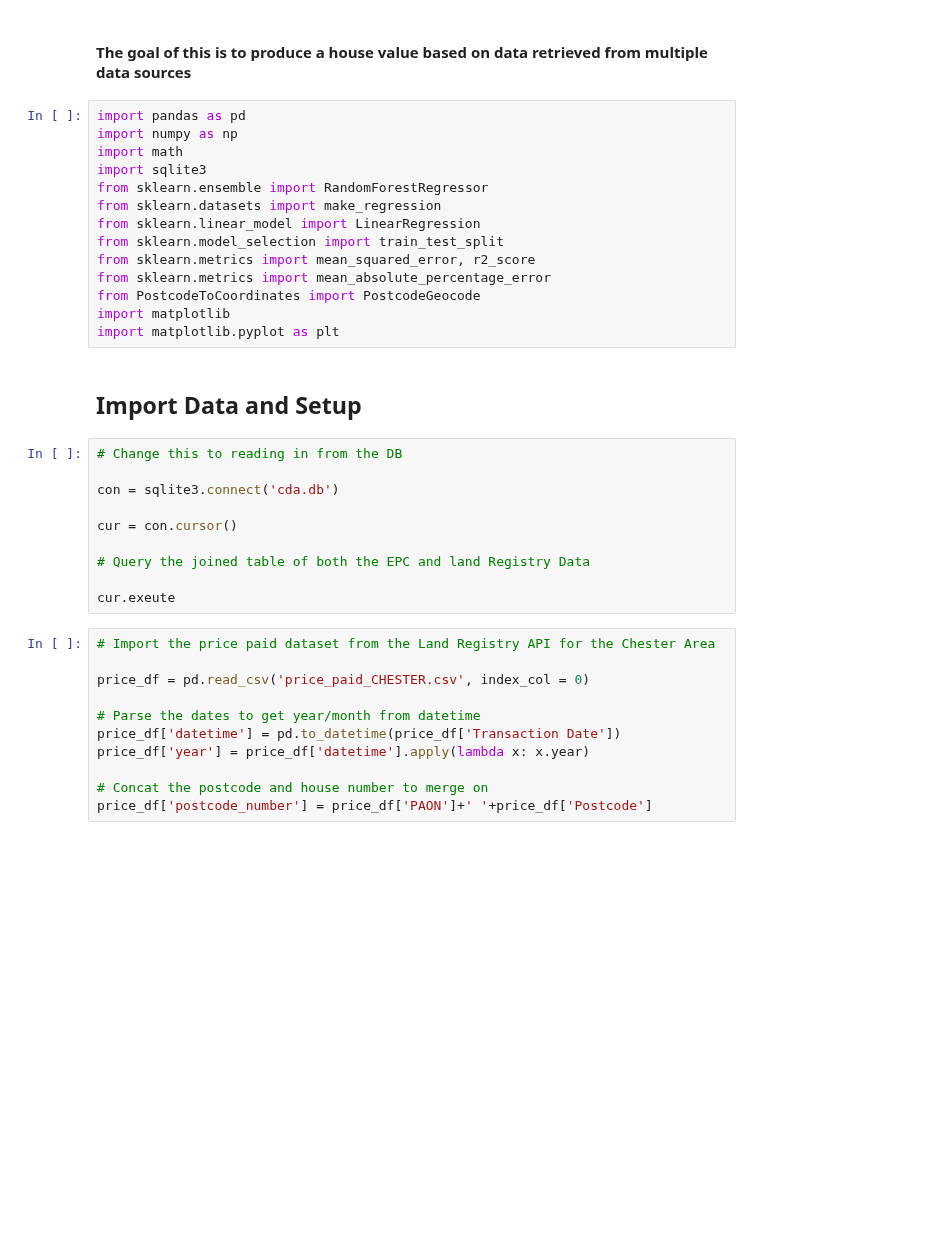
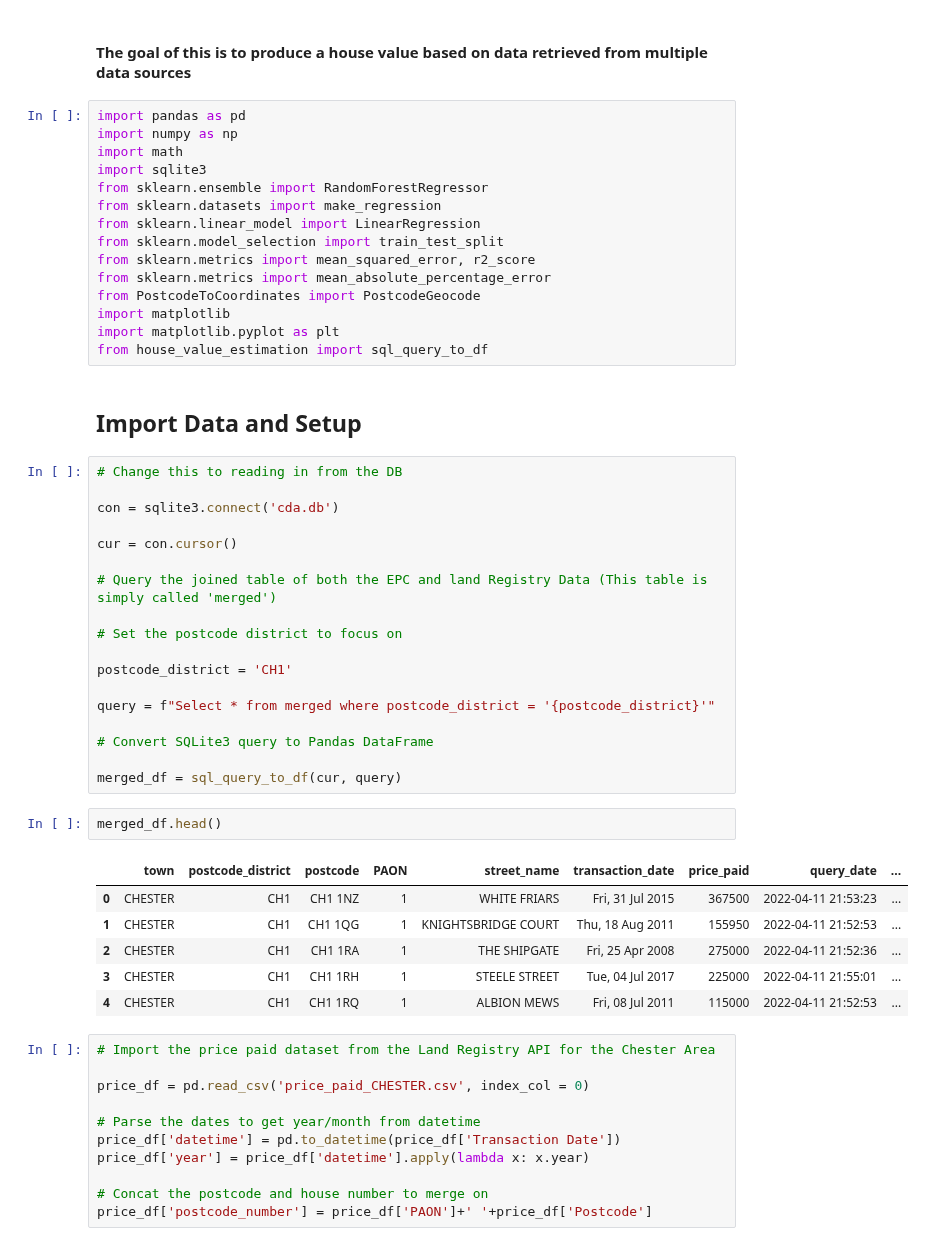
Before and after one commit to spencer84/Chester-Data-Analytics, a Jupyter notebook: House Value Estimation.ipynb, the cells around one changed output. Saved outputs shown, nothing was run; the diff lists cells and outputs as text; blank space fills up the shorter version.

Commit message:
Revising to reflect the use of the merged table

```diff
--- a/House Value Estimation.ipynb
+++ b/House Value Estimation.ipynb
@@ -14,6 +14,7 @@ from sklearn.metrics import mean_absolute_percentage_error
 from PostcodeToCoordinates import PostcodeGeocode
 import matplotlib
 import matplotlib.pyplot as plt
+from house_value_estimation import sql_query_to_df
 # %% [markdown]
 ##  Import Data and Setup
 # %%
@@ -23,9 +24,26 @@ con = sqlite3.connect('cda.db')
 
 cur = con.cursor()
 
-# Query the joined table of both the EPC and land Registry Data
+# Query the joined table of both the EPC and land Registry Data (This table is simply called 'merged')
 
-cur.exeute
+# Set the postcode district to focus on
+
+postcode_district = 'CH1'
+
+query = f"Select * from merged where postcode_district = '{postcode_district}'"
+
+# Convert SQLite3 query to Pandas DataFrame
+
+merged_df = sql_query_to_df(cur, query)
+# %%
+merged_df.head()
+# %% [output]
+|  | town | postcode_district | postcode | PAON | street_name | transaction_date | price_paid | query_date | ... |
+| 0 | CHESTER | CH1 | CH1 1NZ | 1 | WHITE FRIARS | Fri, 31 Jul 2015 | 367500 | 2022-04-11 21:53:23 | ... |
+| 1 | CHESTER | CH1 | CH1 1QG | 1 | KNIGHTSBRIDGE COURT | Thu, 18 Aug 2011 | 155950 | 2022-04-11 21:52:53 | ... |
+| 2 | CHESTER | CH1 | CH1 1RA | 1 | THE SHIPGATE | Fri, 25 Apr 2008 | 275000 | 2022-04-11 21:52:36 | ... |
+| 3 | CHESTER | CH1 | CH1 1RH | 1 | STEELE STREET | Tue, 04 Jul 2017 | 225000 | 2022-04-11 21:55:01 | ... |
+| 4 | CHESTER | CH1 | CH1 1RQ | 1 | ALBION MEWS | Fri, 08 Jul 2011 | 115000 | 2022-04-11 21:52:53 | ... |
 # %%
 # Import the price paid dataset from the Land Registry API for the Chester Area
 
```
